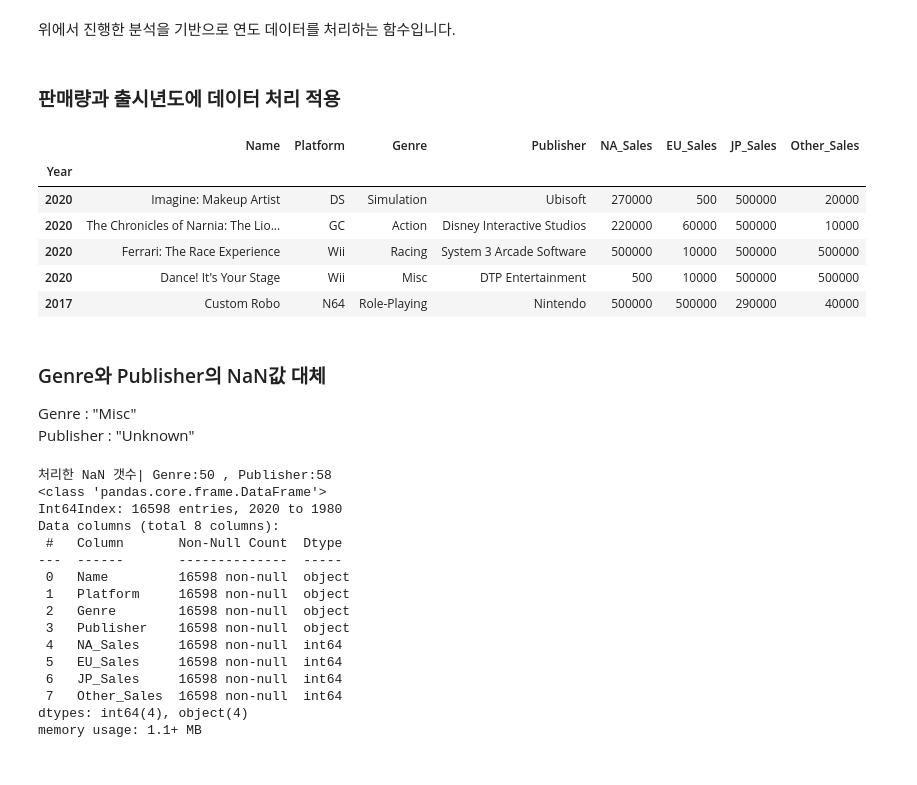
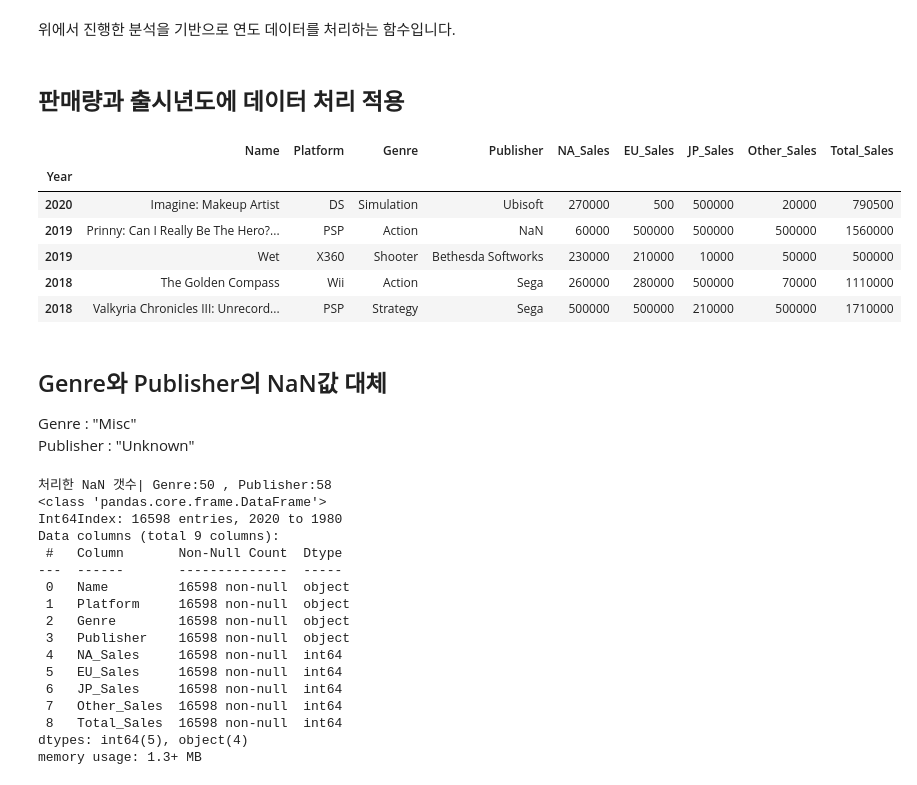
Before and after one commit to clomia/AIB-Section1-Project, a Jupyter notebook: DataAnalysis.ipynb, the cells around one changed output. Cells and saved outputs as stored; diff of their text form; code cells hidden in the pictures.

```diff
--- a/DataAnalysis.ipynb
+++ b/DataAnalysis.ipynb
@@ -150,23 +152,24 @@ def year_product(value):
             return value
         return value + ( 2000 if value <= 20 else 1900 )
 # %% [markdown]
-### 판매량과 출시년도에 데이터 처리 적용
+## 판매량과 출시년도에 데이터 처리 적용
 # %%
 target = ['NA_Sales','EU_Sales','JP_Sales','Other_Sales']
 data[target] = data[target].applymap(numericization) # 판매 데이터 처리
+data['Total_Sales'] = data['NA_Sales'] + data['EU_Sales'] + data['JP_Sales'] + data['Other_Sales']
 data.index = data['Year'].apply(year_product) # 출시년도 데이터 처리
 data = data.drop(['Unnamed: 0','Year'],axis=1).sort_index(ascending=False)
 data.head()
 # %% [output]
-|  | Name | Platform | Genre | Publisher | NA_Sales | EU_Sales | JP_Sales | Other_Sales |
-| Year |  |  |  |  |  |  |  |  |
-| 2020 | Imagine: Makeup Artist | DS | Simulation | Ubisoft | 270000 | 500 | 500000 | 20000 |
-| 2020 | The Chronicles of Narnia: The Lio... | GC | Action | Disney Interactive Studios | 220000 | 60000 | 500000 | 10000 |
-| 2020 | Ferrari: The Race Experience | Wii | Racing | System 3 Arcade Software | 500000 | 10000 | 500000 | 500000 |
-| 2020 | Dance! It's Your Stage | Wii | Misc | DTP Entertainment | 500 | 10000 | 500000 | 500000 |
-| 2017 | Custom Robo | N64 | Role-Playing | Nintendo | 500000 | 500000 | 290000 | 40000 |
+|  | Name | Platform | Genre | Publisher | NA_Sales | EU_Sales | JP_Sales | Other_Sales | Total_Sales |
+| Year |  |  |  |  |  |  |  |  |  |
+| 2020 | Imagine: Makeup Artist | DS | Simulation | Ubisoft | 270000 | 500 | 500000 | 20000 | 790500 |
+| 2019 | Prinny: Can I Really Be The Hero?... | PSP | Action | NaN | 60000 | 500000 | 500000 | 500000 | 1560000 |
+| 2019 | Wet | X360 | Shooter | Bethesda Softworks | 230000 | 210000 | 10000 | 50000 | 500000 |
+| 2018 | The Golden Compass | Wii | Action | Sega | 260000 | 280000 | 500000 | 70000 | 1110000 |
+| 2018 | Valkyria Chronicles III: Unrecord... | PSP | Strategy | Sega | 500000 | 500000 | 210000 | 500000 | 1710000 |
 # %% [markdown]
-### Genre와 Publisher의 NaN값 대체
+## Genre와 Publisher의 NaN값 대체
 Genre : "Misc"
 Publisher : "Unknown"
 # %%
@@ -182,7 +185,7 @@ data.info()
 처리한 NaN 갯수| Genre:50 , Publisher:58
 <class 'pandas.core.frame.DataFrame'>
 Int64Index: 16598 entries, 2020 to 1980
-Data columns (total 8 columns):
+Data columns (total 9 columns):
  #   Column       Non-Null Count  Dtype
 ---  ------       --------------  -----
  0   Name         16598 non-null  object
@@ -193,6 +196,7 @@ Data columns (total 8 columns):
  5   EU_Sales     16598 non-null  int64
  6   JP_Sales     16598 non-null  int64
  7   Other_Sales  16598 non-null  int64
-dtypes: int64(4), object(4)
-memory usage: 1.1+ MB
+ 8   Total_Sales  16598 non-null  int64
+dtypes: int64(5), object(4)
+memory usage: 1.3+ MB
 # %% [markdown]
```
Also changed, not shown: parts of 35 cells of this notebook.
